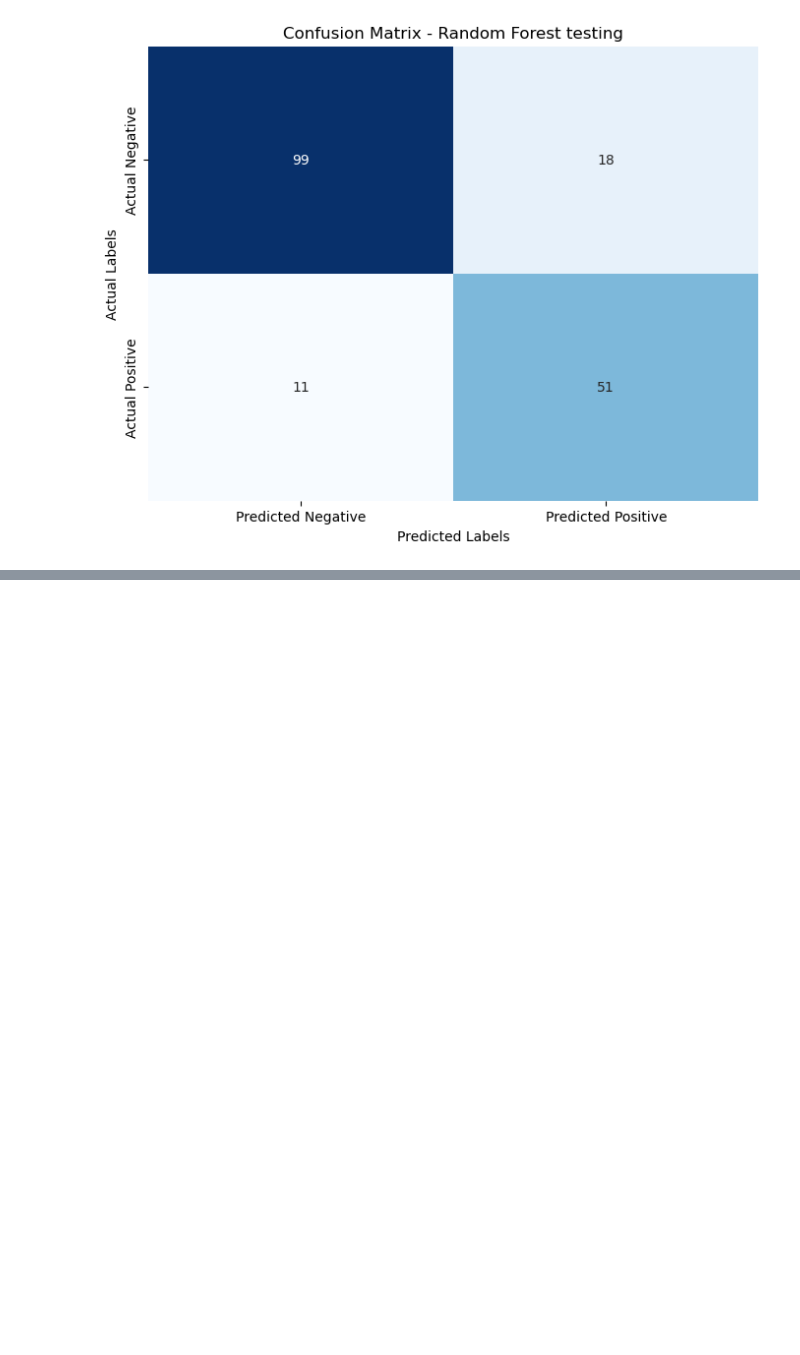
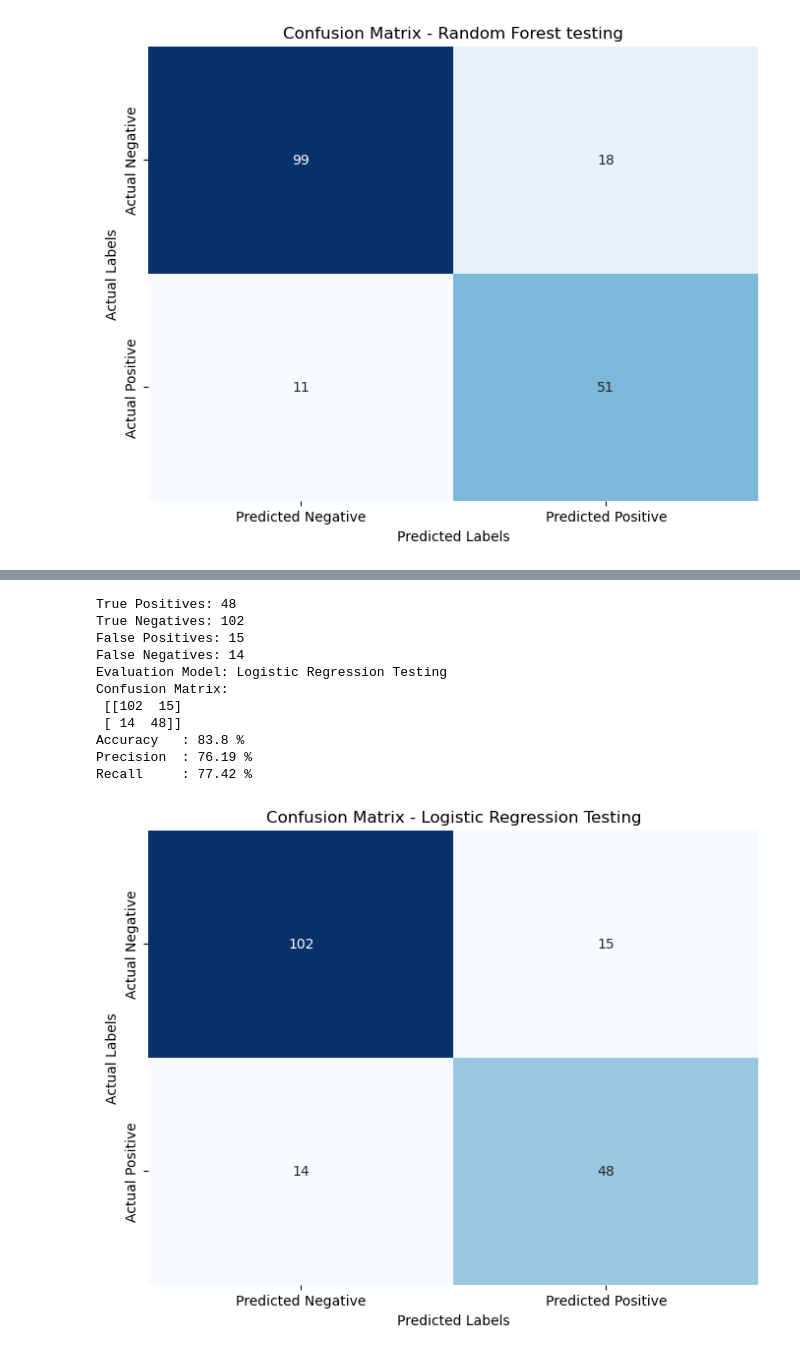
Before and after one commit to KhadafiZubaidiDev/my-projects, a Jupyter notebook: model-explanation/main.ipynb, the cells around one changed output, grey strips where cells are left out. Drawn from its saved outputs; the diff is of its cells as text; code cells hidden in the pictures; blank space fills up the shorter version.

```diff
--- a/model-explanation/main.ipynb
+++ b/model-explanation/main.ipynb
@@ -368,0 +396,15 @@ Recall     : 82.26 %
+# %%
+classification_eval(y_test, y_test_pred, 'Logistic Regression Testing')
+# %% [output]
+True Positives: 48
+True Negatives: 102
+False Positives: 15
+False Negatives: 14
+Evaluation Model: Logistic Regression Testing
+Confusion Matrix:
+ [[102  15]
+ [ 14  48]]
+Accuracy   : 83.8 %
+Precision  : 76.19 %
+Recall     : 77.42 %
+[figure, added]
```
Also changed, not shown: parts of 6 cells of this notebook.
